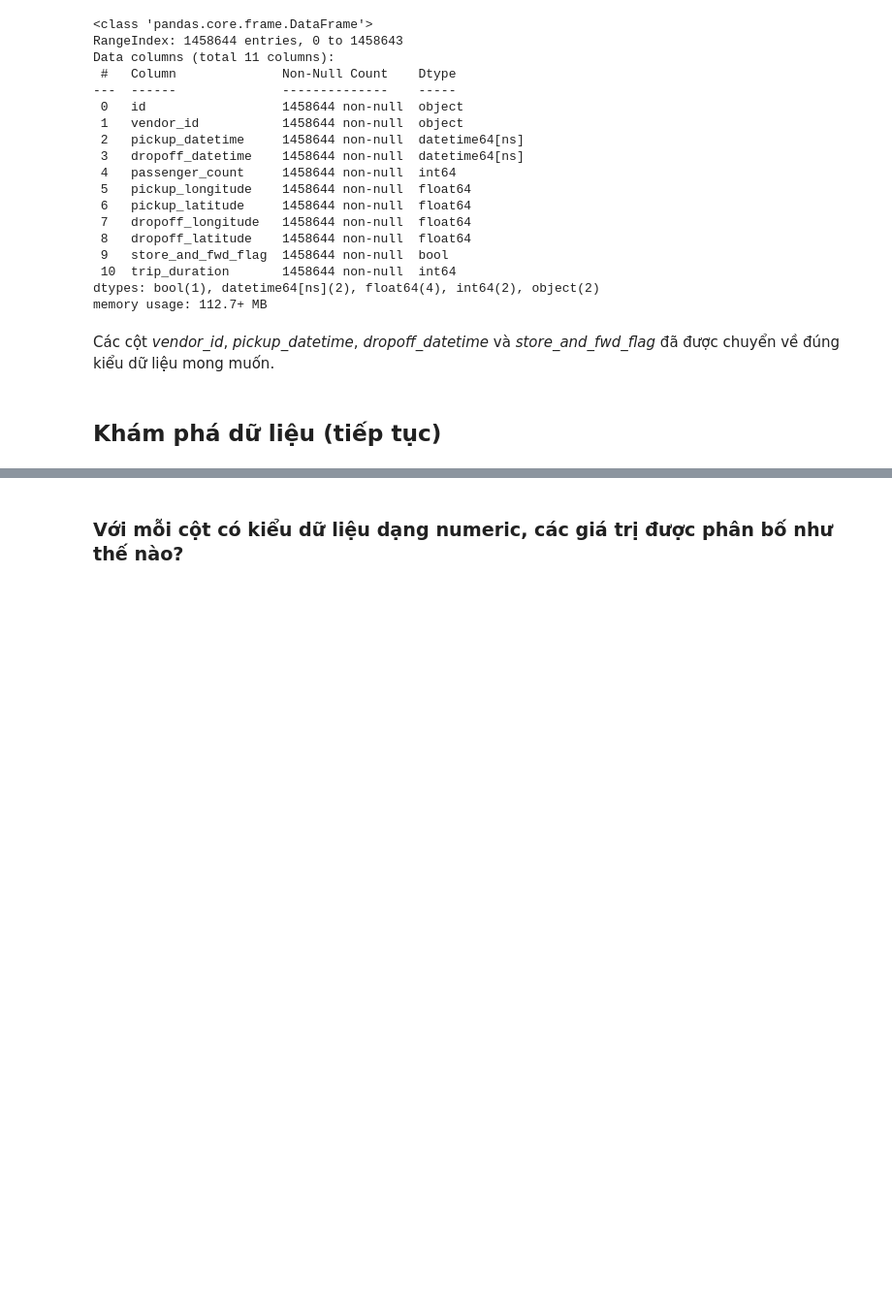
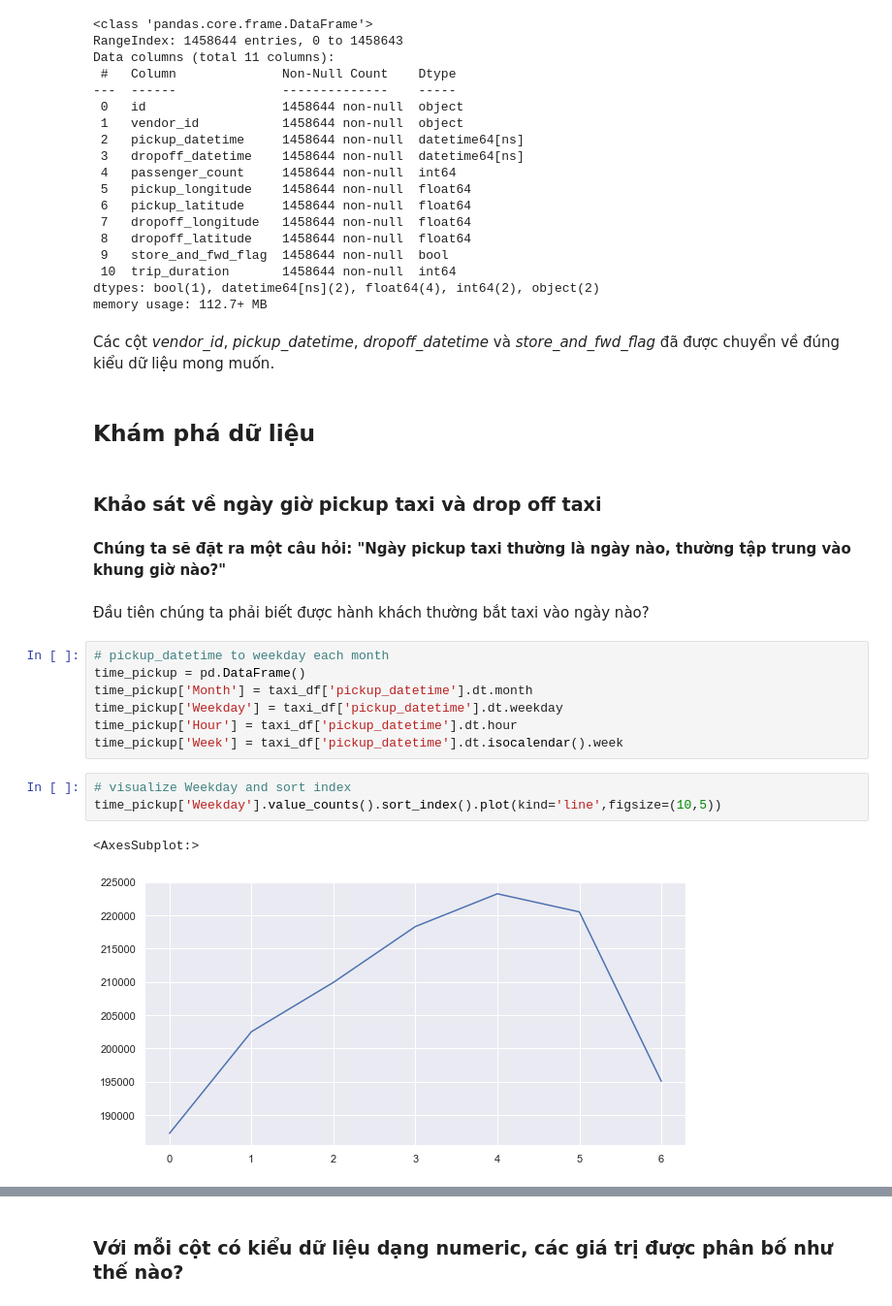
Before and after one commit to linh0303052/programming4DS, a Jupyter notebook: report.ipynb, the cells around one changed output, grey strips where cells are left out. Shown at 97% size. Saved outputs shown, nothing was run; the diff lists cells and outputs as text; blank space fills up the shorter version.

```diff
--- a/report.ipynb
+++ b/report.ipynb
@@ -198,4 +193,23 @@ memory usage: 112.7+ MB
 # %% [markdown]
 Các cột *vendor_id*, *pickup_datetime*, *dropoff_datetime* và *store_and_fwd_flag* đã được chuyển về đúng kiểu dữ liệu mong muốn.
 # %% [markdown]
-## Khám phá dữ liệu (tiếp tục)
+## Khám phá dữ liệu
+# %% [markdown]
+### Khảo sát về ngày giờ pickup taxi và drop off taxi
+# %% [markdown]
+**Chúng ta sẽ đặt ra một câu hỏi: "Ngày  pickup taxi thường là ngày nào, thường tập trung vào khung giờ nào?"**
+# %% [markdown]
+Đầu tiên chúng ta phải biết được hành khách thường bắt taxi vào ngày nào?
+# %%
+# pickup_datetime to weekday each month
+time_pickup = pd.DataFrame()
+time_pickup['Month'] = taxi_df['pickup_datetime'].dt.month
+time_pickup['Weekday'] = taxi_df['pickup_datetime'].dt.weekday
+time_pickup['Hour'] = taxi_df['pickup_datetime'].dt.hour
+time_pickup['Week'] = taxi_df['pickup_datetime'].dt.isocalendar().week
+# %%
+# visualize Weekday and sort index
+time_pickup['Weekday'].value_counts().sort_index().plot(kind='line',figsize=(10,5))
+# %% [output]
+<AxesSubplot:>
+[figure, added]
```
Also changed, not shown: parts of 20 cells of this notebook.
